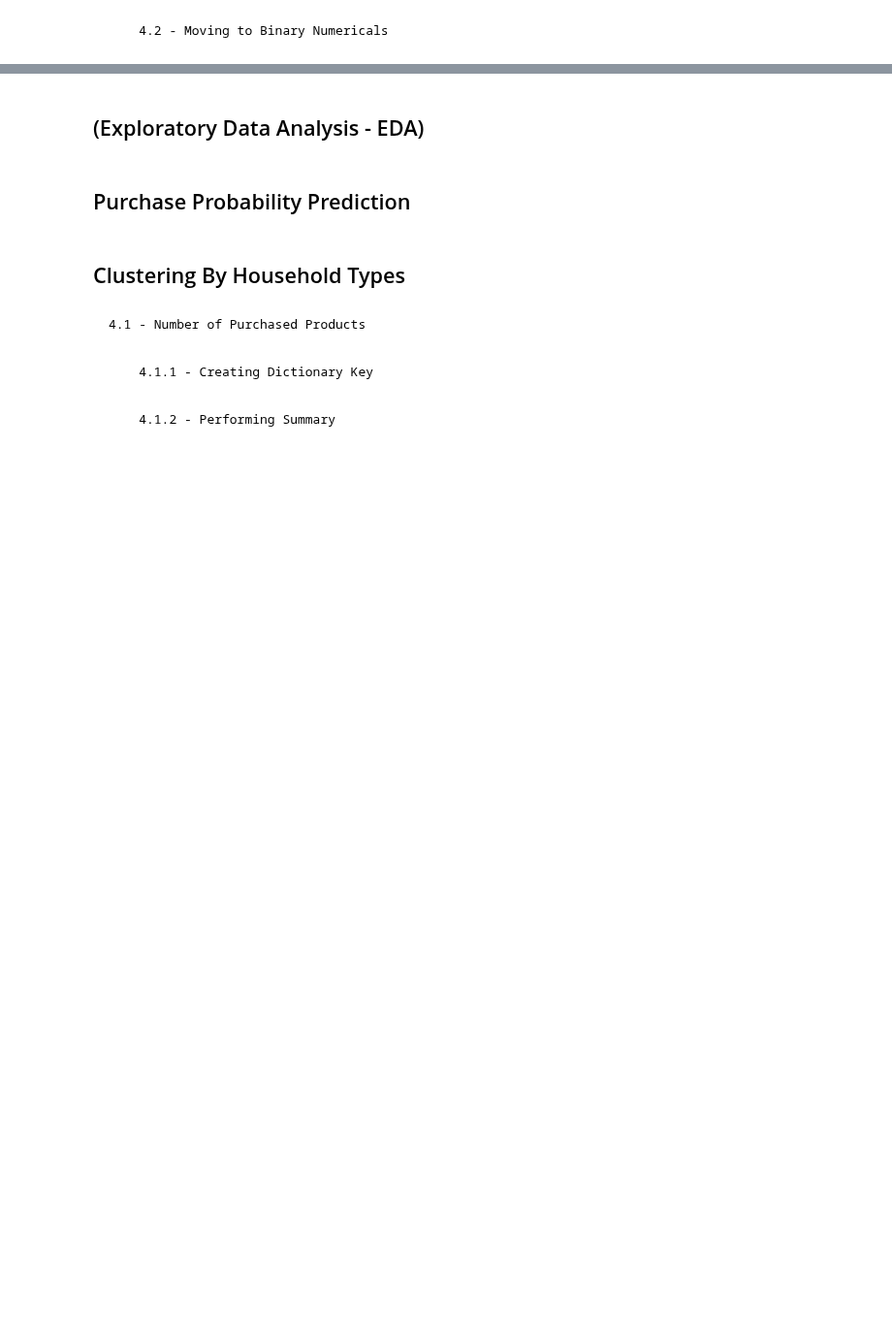
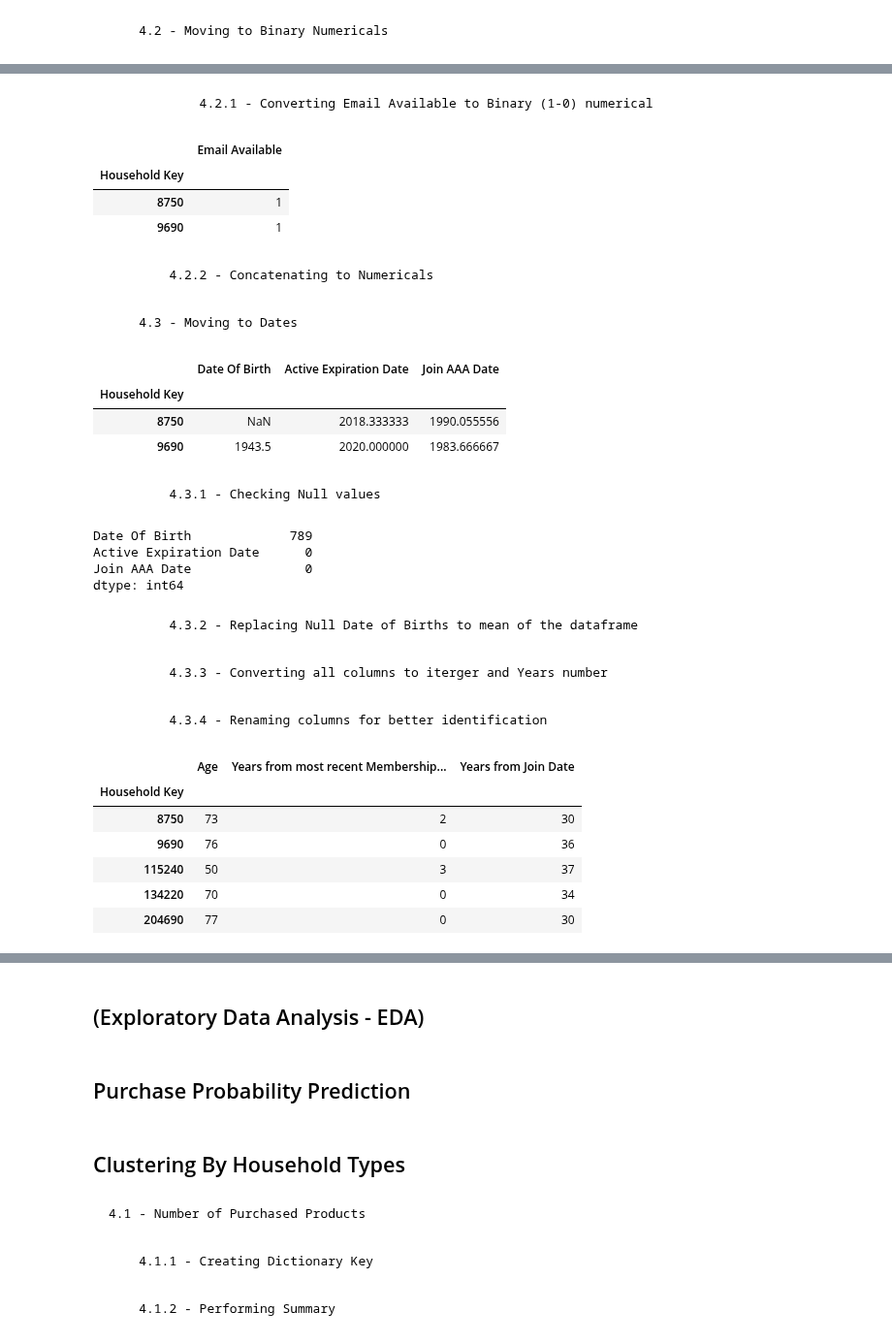
Before and after one commit to mllogeo/MLPGD_Capstone_Project, a Jupyter notebook: scripts/main.ipynb, the cells around one changed output, grey strips where cells are left out. Shown at 97% size. Cells and saved outputs as stored; diff of their text form; code cells hidden in the pictures; blank space fills up the shorter version.

```diff
--- a/scripts/main.ipynb
+++ b/scripts/main.ipynb
@@ -655,3 +828,5 @@ checkpoint_2[sequence[1]].head(n=2)
+# %% [markdown]
+                4.2.1 - Converting Email Available to Binary (1-0) numerical
 # %%
 for idx in tqdm_notebook(checkpoint_2[sequence[1]].index, desc='Process Progress'): # For each row
     for c in checkpoint_2[sequence[1]].columns:
@@ -662,3 +837,34 @@ for idx in tqdm_notebook(checkpoint_2[sequence[1]].index, desc='Process Progress
             checkpoint_2[sequence[1]].at[idx, c] = 0.0
 
 checkpoint_2[sequence[1]]['Email Available'] = checkpoint_2[sequence[1]]['Email Available'].astype(int) # converting to iterger type
+# %%
+checkpoint_2[sequence[1]].head(n=2)
+# %% [output]
+|  | Email Available |
+| Household Key |  |
+| 8750 | 1 |
+| 9690 | 1 |
+# %% [markdown]
+            4.2.2 - Concatenating to Numericals
+# %%
+checkpoint_2[sequence[0]]['Email Available'] = checkpoint_2[sequence[1]]['Email Available'].values # concatenate the Email Available column on the numerical column
+# %% [markdown]
+        4.3 - Moving to Dates
+# %%
+checkpoint_2[sequence[2]].head(n=2)
+# %% [output]
+|  | Date Of Birth | Active Expiration Date | Join AAA Date |
+| Household Key |  |  |  |
+| 8750 | NaN | 2018.333333 | 1990.055556 |
+| 9690 | 1943.5 | 2020.000000 | 1983.666667 |
+# %% [markdown]
+            4.3.1 - Checking Null values
+# %%
+checkpoint_2[sequence[2]].isnull().sum()
+# %% [output]
+Date Of Birth             789
+Active Expiration Date      0
+Join AAA Date               0
+dtype: int64
+# %% [markdown]
+            4.3.2 - Replacing Null Date of Births to mean of the dataframe
@@ -664,0 +884,2 @@ checkpoint_2[sequence[1]]['Email Available'] = checkpoint_2[sequence[1]]['Email
+# %% [markdown]
+            4.3.3 - Converting all columns to iterger and Years number
@@ -664,0 +893,2 @@ checkpoint_2[sequence[1]]['Email Available'] = checkpoint_2[sequence[1]]['Email
+# %% [markdown]
+            4.3.4 - Renaming columns for better identification
@@ -664,0 +897,10 @@ checkpoint_2[sequence[1]]['Email Available'] = checkpoint_2[sequence[1]]['Email
+# %%
+checkpoint_2[sequence[2]].head()
+# %% [output]
+|  | Age | Years from most recent Membership... | Years from Join Date |
+| Household Key |  |  |  |
+| 8750 | 73 | 2 | 30 |
+| 9690 | 76 | 0 | 36 |
+| 115240 | 50 | 3 | 37 |
+| 134220 | 70 | 0 | 34 |
+| 204690 | 77 | 0 | 30 |
```
Also changed, not shown: parts of 67 cells of this notebook.
